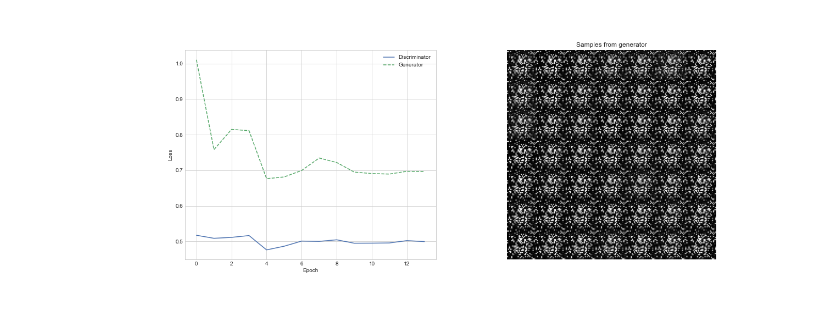
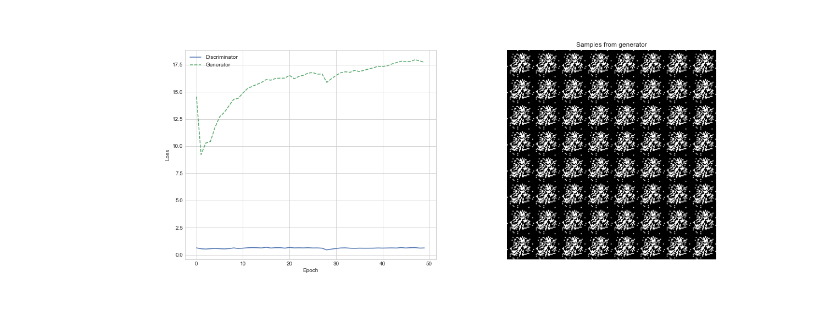
Before and after one commit to MiladMt11/deepLearningWGAN, a Jupyter notebook: GAN.ipynb, the cells around one changed output. Cells and saved outputs as stored; diff of their text form; code cells hidden in the pictures.

```diff
--- a/GAN.ipynb
+++ b/GAN.ipynb
@@ -38,9 +38,12 @@ def stratified_sampler(labels):
 batch_size = 64
 # The loaders perform the actual work
 train_loader = DataLoader(dset_train, batch_size=batch_size,
-                          sampler=stratified_sampler(dset_train.train_labels), pin_memory=cuda)
+                          sampler=stratified_sampler(dset_train.train_labels), pin_memory=cuda, drop_last = True)
 test_loader  = DataLoader(dset_test, batch_size=batch_size,
-                          sampler=stratified_sampler(dset_test.test_labels), pin_memory=cuda)
+                          sampler=stratified_sampler(dset_test.test_labels), pin_memory=cuda, drop_last = True)
+
+# for x, _ in train_loader:
+#     print(x.size(0))
 # %%
 import torch
 import torch.nn as nn
@@ -116,9 +133,7 @@ from torch.autograd import Variable
 import os
 import matplotlib.pyplot as plt
 from IPython.display import Image, display, clear_output
-from Data_loader import train_loader, test_loader
 import torch
-from GAN_Model import Generator, Discriminator
 import numpy as np
 device = 'cuda' if torch.cuda.is_available() else 'cpu'
 
@@ -129,8 +144,8 @@ generator = Generator(latent_dim).to(device)
 loss = torch.nn.BCELoss()
 print("Using device:", device)
 
-generator_optim = torch.optim.Adam(generator.parameters(), 2e-4, betas=(0.5, 0.999))
-discriminator_optim = torch.optim.Adam(discriminator.parameters(), 2e-4, betas=(0.5, 0.999))
+generator_optim = torch.optim.SGD(generator.parameters(), 0.1, momentum=0.5)
+discriminator_optim = torch.optim.SGD(discriminator.parameters(), 0.1, momentum=0.5)
 tmp_img = "tmp_gan_out.png"
 discriminator_loss, generator_loss = [], []
 
@@ -197,32 +212,32 @@ for epoch in range(num_epochs):
     ax.plot(np.arange(epoch + 1), discriminator_loss)
     ax.plot(np.arange(epoch + 1), generator_loss, linestyle="--")
     ax.legend(['Discriminator', 'Generator'])
 
     # Latent space samples
     ax = axarr[1]
     ax.set_title('Samples from generator')
     ax.axis('off')
 
-    rows, columns = 7, 7
+    rows, columns = 8, 8
 
     # Generate data
     with torch.no_grad():
         z = torch.randn(batch_size, 1, latent_dim)
         z = Variable(z, requires_grad=False).to(device)
         x_fake = generator(z)
 
     canvas = np.zeros((28 * rows, columns * 28))
     for i in range(rows):
         for j in range(columns):
             idx = i % columns + rows * j
             canvas[i * 28:(i + 1) * 28, j * 28:(j + 1) * 28] = x_fake.cpu().data[idx]
     ax.imshow(canvas, cmap='gray')
 
     plt.savefig(tmp_img)
     plt.close(f)
     display(Image(filename=tmp_img))
     clear_output(wait=True)
 
     os.remove(tmp_img)
 # %% [output]
-[figure, old version]
+[figure, new version]
```
Also changed, not shown: parts of 2 cells of this notebook, 21 other files.
